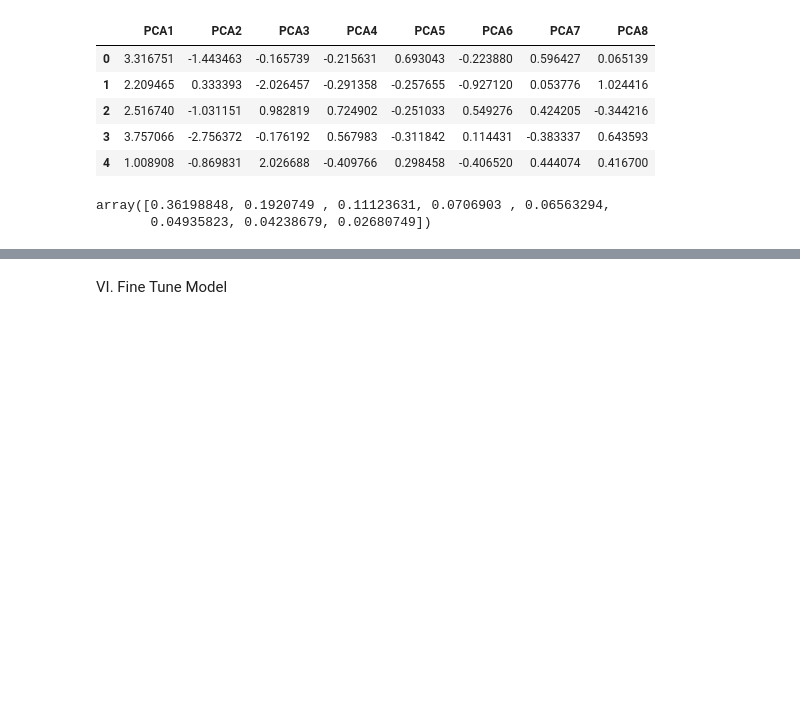
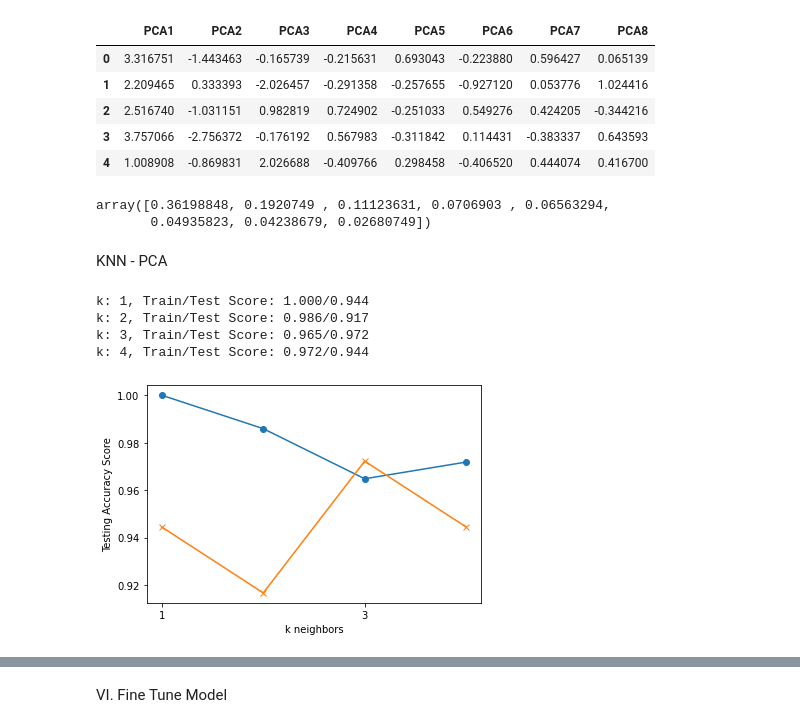
Before and after one commit to ASwigart/Group_Project_4, a Jupyter notebook: GP4_data_analysis-Copy1.ipynb, the cells around one changed output, grey strips where cells are left out. Drawn from its saved outputs; the diff is of its cells as text; code cells hidden in the pictures; blank space fills up the shorter version.

```diff
--- a/GP4_data_analysis-Copy1.ipynb
+++ b/GP4_data_analysis-Copy1.ipynb
@@ -556,3 +561,43 @@ pca.explained_variance_ratio_
 # %% [output]
 array([0.36198848, 0.1920749 , 0.11123631, 0.0706903 , 0.06563294,
        0.04935823, 0.04238679, 0.02680749])
+# %%
+Xp = pcadf[["PCA1", "PCA2", "PCA3", "PCA4","PCA5", "PCA6", "PCA7", "PCA8"]]
+# %%
+from sklearn.model_selection import train_test_split
+Xp_train, Xp_test, y_train, y_test = train_test_split(Xp, y,test_size=0.2, random_state=1,shuffle=True, stratify=y)
+# %%
+scaler = StandardScaler(). fit(Xp_train)
+Xp_train_scaled = scaler.transform(Xp_train)
+Xp_test_scaled = scaler.transform(Xp_test)
+# %% [markdown]
+KNN - PCA
+# %%
+train_scores = []
+test_scores = []
+for k in range(1,5,1):
+    knn = KNeighborsClassifier(n_neighbors=k)
+    knn.fit(Xp_train_scaled, y_train)
+    train_score = knn.score(Xp_train_scaled, y_train)
+    test_score = knn.score(Xp_test_scaled, y_test)
+    train_scores.append(train_score)
+    test_scores.append(test_score)
+    print(f"k: {k}, Train/Test Score: {train_score:.3f}/{test_score:.3f}")
+
+plt.plot(range(1,5,1), train_scores, marker='o')
+plt.plot(range(1,5,1), test_scores, marker = 'x')
+
+loc, labels = plt.xticks()
+
+plt.xticks(np.arange(1, max(loc), step=2))
+
+plt.xlabel("k neighbors")
+plt.ylabel("Testing Accuracy Score")
+plt.savefig('knnp5.png')
+plt.show()
+# %% [output]
+k: 1, Train/Test Score: 1.000/0.944
+k: 2, Train/Test Score: 0.986/0.917
+k: 3, Train/Test Score: 0.965/0.972
+k: 4, Train/Test Score: 0.972/0.944
+[figure, added]
```
Also changed, not shown: parts of 16 cells of this notebook, 8 other files.
